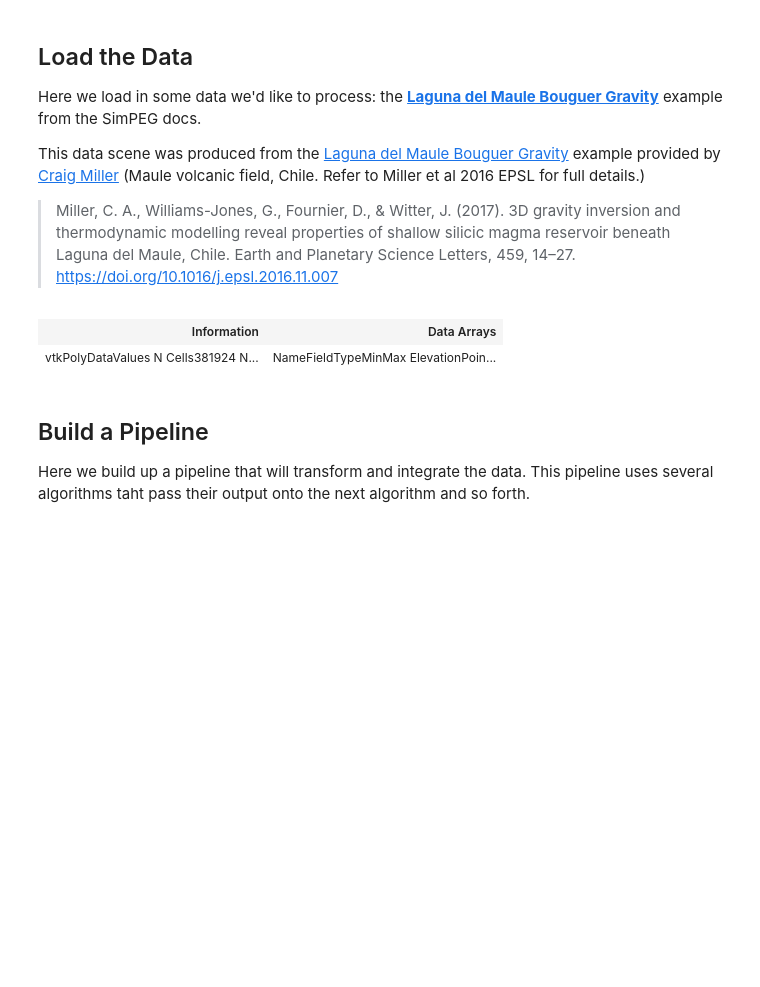
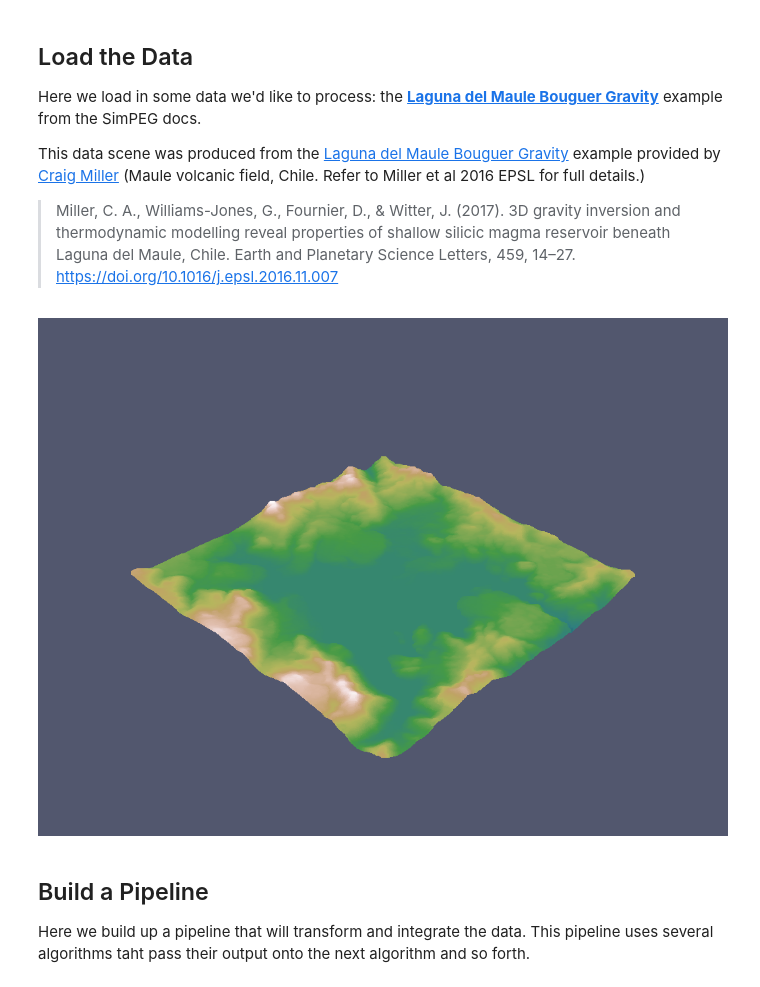
Before and after one commit to OpenGeoVis/PVGeo-Examples, a Jupyter notebook: 3.0 - Using the vtkInterface Package.ipynb, the cells around one changed output. Saved outputs shown, nothing was run; the diff lists cells and outputs as text; code cells hidden in the pictures; blank space fills up the shorter version.

```diff
--- a/3.0 - Using the vtkInterface Package.ipynb
+++ b/3.0 - Using the vtkInterface Package.ipynb
@@ -49,11 +50,11 @@ models = {'lpout': mesh.readModelUBC(fileName='Lpout.mod', directory='data/Craig
 # %%
 # Load topography data using PVGeo
 topo = TopoReader().Apply('data/Craig-Chile/LdM_topo.topo')
 # Note that PVGeo will return a vtki wrapped data object if vtki is available!
-topo
+topo.set_active_scalar('Elevation')
+topo.plot(colormap='gist_earth', rng=[1.7e+03, 3.104e+03])
 # %% [output]
-| Information | Data Arrays |
-| vtkPolyDataValues N Cells381924 N... | NameFieldTypeMinMax ElevationPoin... |
+[figure, added]
 # %% [markdown]
 ## Build a Pipeline
 
```
Also changed, not shown: parts of 5 cells of this notebook.
